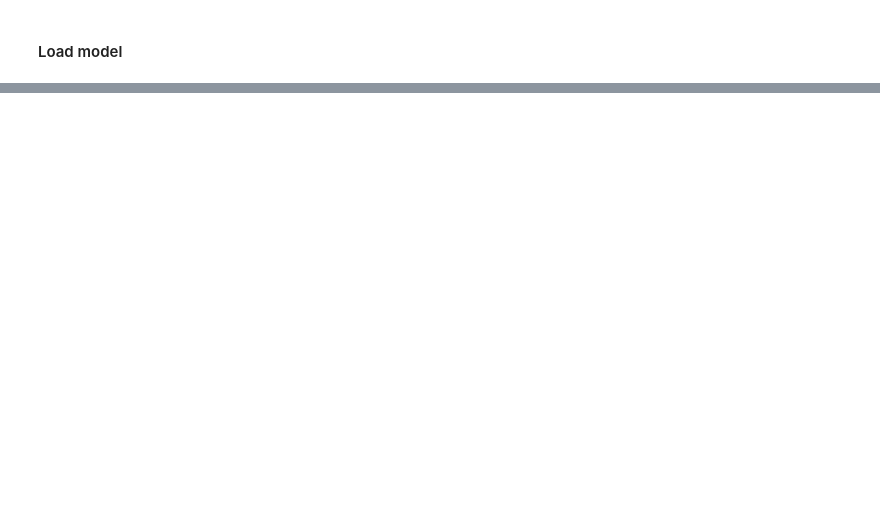
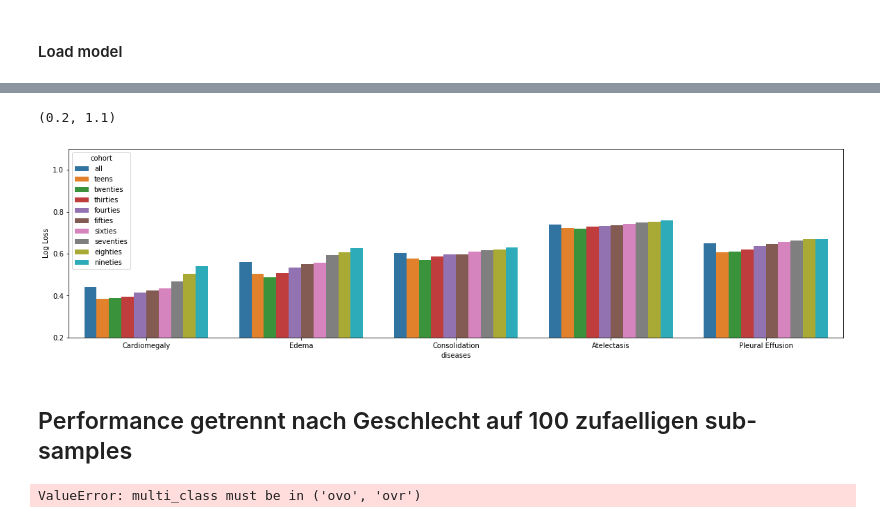
Before and after one commit to LuxImagingAI/ba_jessica, a Jupyter notebook: ChexpertEval.ipynb, the cells around one changed output, grey strips where cells are left out. Drawn from its saved outputs; the diff is of its cells as text; code cells hidden in the pictures; blank space fills up the shorter version.

```diff
--- a/ChexpertEval.ipynb
+++ b/ChexpertEval.ipynb
@@ -99,0 +541,15 @@ skm.roc_auc_score(modified_csv[col], probabilities[col])
+# %%
+log_loss_scores_age = pd.DataFrame([diseases_all, diseases_teens, diseases_twenties, diseases_thirties, diseases_fourties, diseases_fifties, diseases_sixties, diseases_seventies, diseases_eighties, diseases_nineties],
+                          columns= prediction_pathology,
+                          index= ['all', 'teens', 'twenties', 'thirties', 'fourties', 'fifties', 'sixties', 'seventies', 'eighties', 'nineties'])
+# %%
+data_age_loss = log_loss_scores_age.stack().reset_index().rename(columns = {'level_0' : 'cohort', 'level_1' : 'diseases', 0 : 'Log Loss'})
+# %%
+fig, ax = plt.subplots(1,1, figsize=(20,5))
+sns.barplot(data = data_age_loss, x = 'diseases', hue='cohort', y='Log Loss', ax=ax)
+plt.ylim([0.2, 1.1])
+# %% [output]
+(0.2, 1.1)
+[figure, added]
+# %% [markdown]
+## Performance getrennt nach Geschlecht auf 100 zufaelligen sub-samples
@@ -99,0 +558,28 @@ skm.roc_auc_score(modified_csv[col], probabilities[col])
+# %%
+rand_list_m = []
+rand_list_f = []
+rand_list_m_log_loss = []
+rand_list_f_log_loss = []
+
+
+for i in range(100):
+    random_selection = np.random.rand(len(evaluate_on)) >= 0.2
+
+    diseases_m = []
+    diseases_f = []
+    diseases_m_log_loss = []
+    diseases_f_log_loss = []
+
+    for i, col in enumerate(prediction_pathology):
+        diseases_m.append(skm.roc_auc_score(evaluate_on.fillna(0).loc[selection_male&random_selection,col], probabilities.loc[selection_male&random_selection,col]))
+        diseases_f.append(skm.roc_auc_score(evaluate_on.fillna(0).loc[selection_female&random_selection,col], probabilities.loc[selection_female&random_selection,col]))
+        diseases_m_log_loss.append(skm.log_loss(evaluate_on.fillna(0).loc[selection_male&random_selection,col], probabilities.loc[selection_male&random_selection,col]))
+        diseases_f_log_loss.append(skm.log_loss(evaluate_on.fillna(0).loc[selection_female&random_selection,col], probabilities.loc[selection_female&random_selection,col]))
+
+
+    rand_list_m.append(diseases_m)
+    rand_list_f.append(diseases_f)
+    rand_list_m_log_loss.append(diseases_m_log_loss)
+    rand_list_f_log_loss.append(diseases_f_log_loss)
+# %% [output]
+ValueError: multi_class must be in ('ovo', 'ovr')
```
Also changed, not shown: parts of 64 cells of this notebook, 3 other files.
